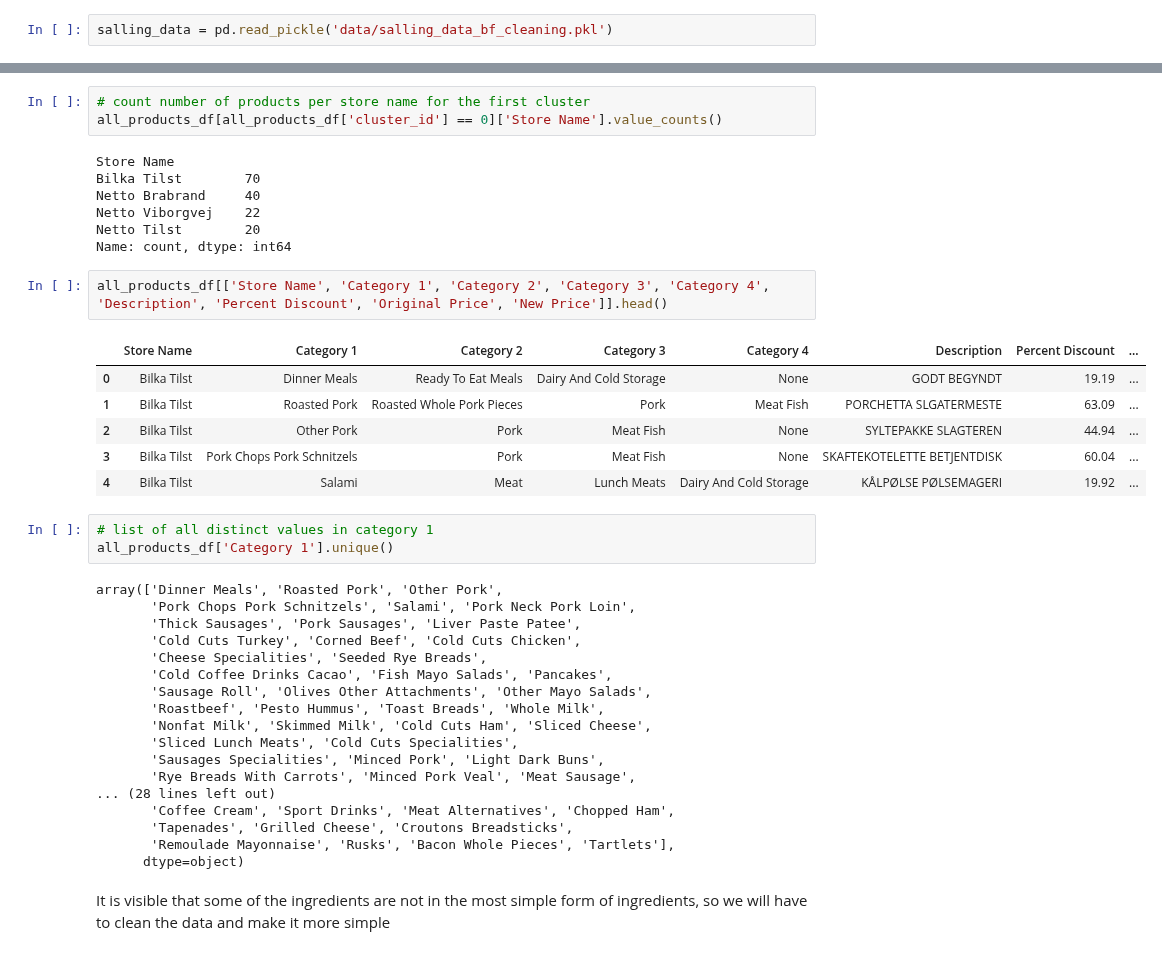
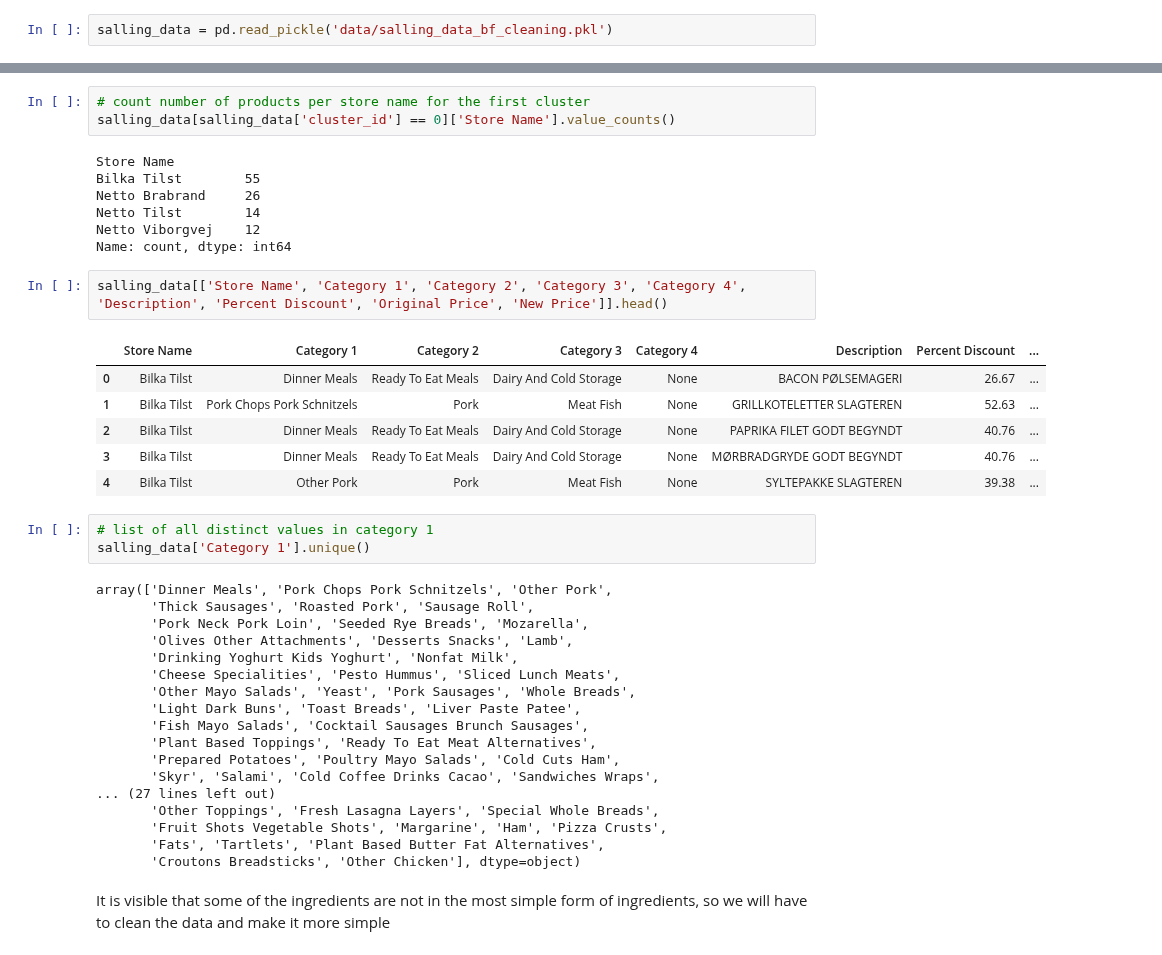
Before and after one commit to AfonsoCunha22/ComputationalToolsProject, a Jupyter notebook: 3_Salling_api.ipynb, the cells around one changed output, grey strips where cells are left out. Cells and saved outputs as stored; diff of their text form.

```diff
--- a/3_Salling_api.ipynb
+++ b/3_Salling_api.ipynb
@@ -457,43 +442,43 @@ all_products_df.tail(5)
 # %%
 # count number of products per store name for the first cluster
-all_products_df[all_products_df['cluster_id'] == 0]['Store Name'].value_counts()
+salling_data[salling_data['cluster_id'] == 0]['Store Name'].value_counts()
 # %% [output]
 Store Name
-Bilka Tilst        70
-Netto Brabrand     40
-Netto Viborgvej    22
-Netto Tilst        20
+Bilka Tilst        55
+Netto Brabrand     26
+Netto Tilst        14
+Netto Viborgvej    12
 Name: count, dtype: int64
 # %%
-all_products_df[['Store Name', 'Category 1', 'Category 2', 'Category 3', 'Category 4', 'Description', 'Percent Discount', 'Original Price', 'New Price']].head()
+salling_data[['Store Name', 'Category 1', 'Category 2', 'Category 3', 'Category 4', 'Description', 'Percent Discount', 'Original Price', 'New Price']].head()
 # %% [output]
 |  | Store Name | Category 1 | Category 2 | Category 3 | Category 4 | Description | Percent Discount | ... |
-| 0 | Bilka Tilst | Dinner Meals | Ready To Eat Meals | Dairy And Cold Storage | None | GODT BEGYNDT | 19.19 | ... |
-| 1 | Bilka Tilst | Roasted Pork | Roasted Whole Pork Pieces | Pork | Meat Fish | PORCHETTA SLGATERMESTE | 63.09 | ... |
-| 2 | Bilka Tilst | Other Pork | Pork | Meat Fish | None | SYLTEPAKKE SLAGTEREN | 44.94 | ... |
-| 3 | Bilka Tilst | Pork Chops Pork Schnitzels | Pork | Meat Fish | None | SKAFTEKOTELETTE BETJENTDISK | 60.04 | ... |
-| 4 | Bilka Tilst | Salami | Meat | Lunch Meats | Dairy And Cold Storage | KÅLPØLSE PØLSEMAGERI | 19.92 | ... |
+| 0 | Bilka Tilst | Dinner Meals | Ready To Eat Meals | Dairy And Cold Storage | None | BACON PØLSEMAGERI | 26.67 | ... |
+| 1 | Bilka Tilst | Pork Chops Pork Schnitzels | Pork | Meat Fish | None | GRILLKOTELETTER SLAGTEREN | 52.63 | ... |
+| 2 | Bilka Tilst | Dinner Meals | Ready To Eat Meals | Dairy And Cold Storage | None | PAPRIKA FILET GODT BEGYNDT | 40.76 | ... |
+| 3 | Bilka Tilst | Dinner Meals | Ready To Eat Meals | Dairy And Cold Storage | None | MØRBRADGRYDE GODT BEGYNDT | 40.76 | ... |
+| 4 | Bilka Tilst | Other Pork | Pork | Meat Fish | None | SYLTEPAKKE SLAGTEREN | 39.38 | ... |
 # %%
 # list of all distinct values in category 1
-all_products_df['Category 1'].unique()
+salling_data['Category 1'].unique()
 # %% [output]
-array(['Dinner Meals', 'Roasted Pork', 'Other Pork',
-       'Pork Chops Pork Schnitzels', 'Salami', 'Pork Neck Pork Loin',
-       'Thick Sausages', 'Pork Sausages', 'Liver Paste Patee',
-       'Cold Cuts Turkey', 'Corned Beef', 'Cold Cuts Chicken',
-       'Cheese Specialities', 'Seeded Rye Breads',
-       'Cold Coffee Drinks Cacao', 'Fish Mayo Salads', 'Pancakes',
-       'Sausage Roll', 'Olives Other Attachments', 'Other Mayo Salads',
-       'Roastbeef', 'Pesto Hummus', 'Toast Breads', 'Whole Milk',
-       'Nonfat Milk', 'Skimmed Milk', 'Cold Cuts Ham', 'Sliced Cheese',
-       'Sliced Lunch Meats', 'Cold Cuts Specialities',
-       'Sausages Specialities', 'Minced Pork', 'Light Dark Buns',
-       'Rye Breads With Carrots', 'Minced Pork Veal', 'Meat Sausage',
-... (28 lines left out)
-       'Coffee Cream', 'Sport Drinks', 'Meat Alternatives', 'Chopped Ham',
-       'Tapenades', 'Grilled Cheese', 'Croutons Breadsticks',
-       'Remoulade Mayonnaise', 'Rusks', 'Bacon Whole Pieces', 'Tartlets'],
-      dtype=object)
+array(['Dinner Meals', 'Pork Chops Pork Schnitzels', 'Other Pork',
+       'Thick Sausages', 'Roasted Pork', 'Sausage Roll',
+       'Pork Neck Pork Loin', 'Seeded Rye Breads', 'Mozarella',
+       'Olives Other Attachments', 'Desserts Snacks', 'Lamb',
+       'Drinking Yoghurt Kids Yoghurt', 'Nonfat Milk',
+       'Cheese Specialities', 'Pesto Hummus', 'Sliced Lunch Meats',
+       'Other Mayo Salads', 'Yeast', 'Pork Sausages', 'Whole Breads',
+       'Light Dark Buns', 'Toast Breads', 'Liver Paste Patee',
+       'Fish Mayo Salads', 'Cocktail Sausages Brunch Sausages',
+       'Plant Based Toppings', 'Ready To Eat Meat Alternatives',
+       'Prepared Potatoes', 'Poultry Mayo Salads', 'Cold Cuts Ham',
+       'Skyr', 'Salami', 'Cold Coffee Drinks Cacao', 'Sandwiches Wraps',
+... (27 lines left out)
+       'Other Toppings', 'Fresh Lasagna Layers', 'Special Whole Breads',
+       'Fruit Shots Vegetable Shots', 'Margarine', 'Ham', 'Pizza Crusts',
+       'Fats', 'Tartlets', 'Plant Based Butter Fat Alternatives',
+       'Croutons Breadsticks', 'Other Chicken'], dtype=object)
 # %% [markdown]
 It is visible that some of the ingredients are not in the most simple form of ingredients, so we will have to clean the data and make it more simple
 # %%
```
Also changed, not shown: parts of 33 cells of this notebook, 4 other files.
